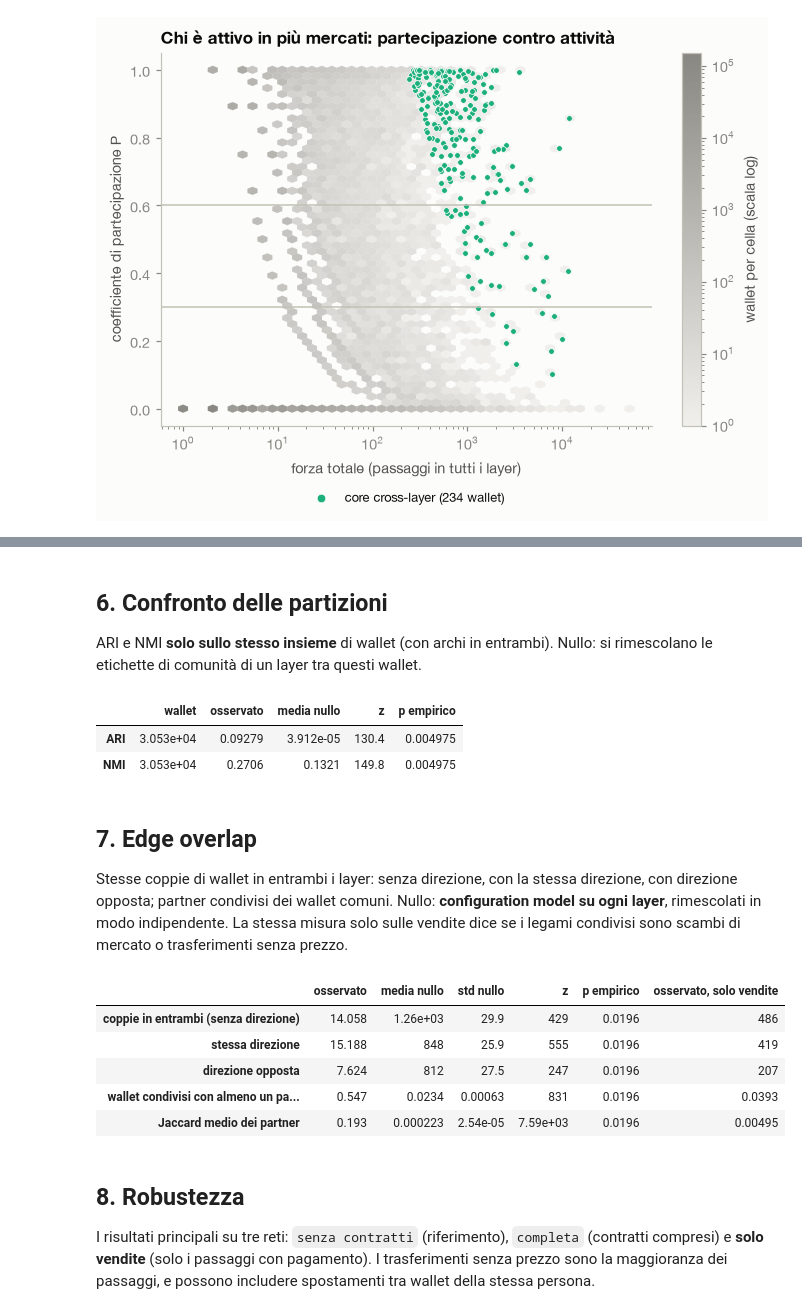
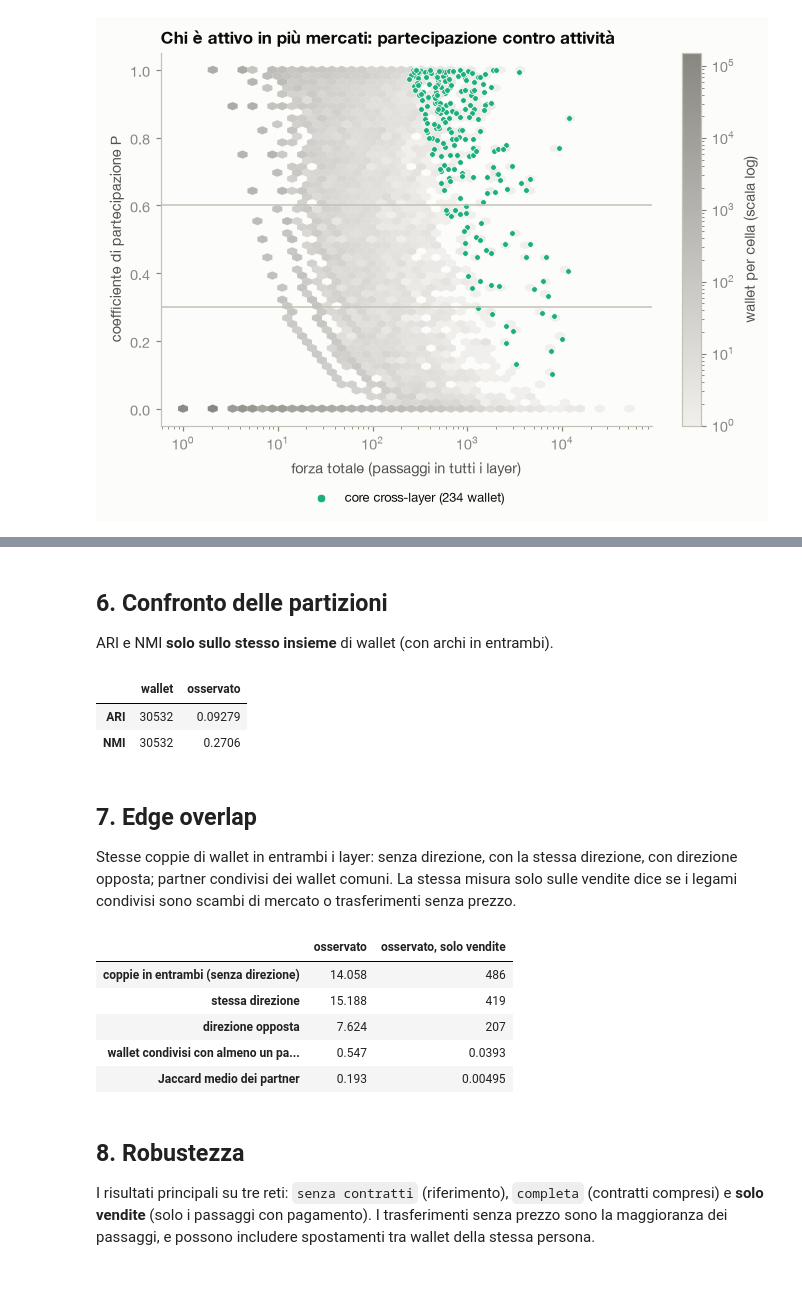
Before and after one commit to Cesare0356/CNA, a Jupyter notebook: fase_d_inter_layer.ipynb, the cells around one changed output, grey strips where cells are left out. Cells and saved outputs as stored; diff of their text form; code cells hidden in the pictures; blank space fills up the shorter version.

```diff
--- a/fase_d_inter_layer.ipynb
+++ b/fase_d_inter_layer.ipynb
@@ -23,8 +17,7 @@ from sklearn.metrics import adjusted_rand_score, normalized_mutual_info_score
 from analisi_utils import *
 
 stile()
-N_NULL = 50
-N_PERM = 200
+N_BOOT = 200                         # ricampionamenti per l'intervallo di confidenza dello Spearman
 TOP_Q = 0.01                         # influente = nel top 1% per forza dei wallet con archi del layer
 K_LISTA = [10, 20, 50, 100, 200, 500, 1000, 2000, 5000, 10000]
 Q_LISTA = [0.001, 0.005, 0.01, 0.05, 0.10]
@@ -96,16 +89,8 @@ Per grado, forza e PageRank: quanti dei k wallet più importanti di un layer lo
 # %%
-def ipergeometrica(pop, successi, estratti):
-    d = stats.hypergeom(pop, successi, estratti)
-    return d.mean(), d.std()
-
 def confronta(sa, sb, ka, kb):
     ta, tb = set(sa.nlargest(ka).index), set(sb.nlargest(kb).index)
-    comuni = sa.index.intersection(sb.index)
     inter = len(ta & tb)
-    m_a, s_a = ipergeometrica(len(sb), len(ta & set(sb.index)), kb)
-    m_b, s_b = ipergeometrica(len(comuni), len(ta & set(comuni)), len(tb & set(comuni)))
-    return {'in entrambi': inter, 'Jaccard': inter / len(ta | tb), 'attesi A': m_a, 'z A': (inter - m_a) / s_a if s_a > 0 else np.nan,
-            'attesi B': m_b, 'z B': (inter - m_b) / s_b if s_b > 0 else np.nan}
+    return {'in entrambi': inter, 'Jaccard': inter / len(ta | tb)}
 
 righe = []
 for v in VARIANTI:
@@ -122,18 +107,15 @@ salva_tabella(TOP, 'd_top_actor_overlap', index=False)
 fig, axes = plt.subplots(1, 3, figsize=(13, 3.7), sharey=True)
 for ax, metrica in zip(axes, ['grado', 'forza', 'pagerank']):
     t = TOP[(TOP.versione == NOME_VARIANTE[PRINCIPALE]) & (TOP.metrica == metrica) & (TOP.soglia == 'k')]
-    ax.plot(t.valore, t['attesi A'] / t.valore, color='#c3c2b7', label='baseline A: identità casuali')
-    ax.plot(t.valore, t['attesi B'] / t.valore, color=GRIGIO, label='baseline B: tra i wallet condivisi')
-    ax.plot(t.valore, t['in entrambi'] / t.valore, color=COLORI['cross'], marker='o', markersize=5, markeredgecolor=SUPERFICIE, label='osservato')
+    ax.plot(t.valore, t['in entrambi'] / t.valore, color=COLORI['cross'], marker='o', markersize=5, markeredgecolor=SUPERFICIE)
     ax.set_xscale('log')
     ax.set_title({'grado': 'Grado', 'forza': 'Forza', 'pagerank': 'PageRank'}[metrica])
     ax.set_xlabel('k (wallet più importanti di ogni layer)')
     ax.yaxis.set_major_formatter(plt.FuncFormatter(lambda x, _: f'{x:.0%}'))
 axes[0].set_ylabel('quota nei top-k di entrambi')
-axes[0].legend(fontsize=8)
 fig.tight_layout()
 salva_figura(fig, 'd_top_actor_overlap')
 plt.show()
-t = TOP[(TOP.metrica == 'forza') & (TOP.soglia == 'quota')].set_index(['versione', 'valore'])[['k layer A', 'k layer B', 'in entrambi', 'Jaccard', 'attesi A', 'z A', 'attesi B', 'z B']]
+t = TOP[(TOP.metrica == 'forza') & (TOP.soglia == 'quota')].set_index(['versione', 'valore'])[['k layer A', 'k layer B', 'in entrambi', 'Jaccard']]
 t
 # %% [output]
@@ -155,7 +137,7 @@ t
 
 Spearman sui wallet presenti in entrambi i layer, con il numero di wallet e l'intervallo di confidenza al 95% (bootstrap sui wallet). Due insiemi: tutti i wallet condivisi, e solo quelli con archi in entrambi. Il risultato dice se, tra chi opera in entrambi, chi conta in un mercato conta anche nell'altro.
 # %%
-def spearman_ic(x, y, n_boot=N_PERM, seed=SEED):
+def spearman_ic(x, y, n_boot=N_BOOT, seed=SEED):
     rng = np.random.default_rng(seed)
     x, y = stats.rankdata(x), stats.rankdata(y)
     rho = np.corrcoef(x, y)[0, 1]
@@ -309,23 +380,20 @@ wallet con archi in entrambi: 30532 | coppie di comunità con wallet in comune:
 # %% [markdown]
 ## 6. Confronto delle partizioni
 
-ARI e NMI **solo sullo stesso insieme** di wallet (con archi in entrambi). Nullo: si rimescolano le etichette di comunità di un layer tra questi wallet.
+ARI e NMI **solo sullo stesso insieme** di wallet (con archi in entrambi).
 # %%
 xa, xb = ca.to_numpy(), cb.to_numpy()
-oss = {'ARI': adjusted_rand_score(xa, xb), 'NMI': normalized_mutual_info_score(xa, xb)}
-rng = np.random.default_rng(SEED)
-nullo = pd.DataFrame([{'ARI': adjusted_rand_score(xa, p), 'NMI': normalized_mutual_info_score(xa, p)} for p in (rng.permutation(xb) for _ in range(N_PERM))])
-tab = pd.DataFrame({m: {'wallet': n, 'osservato': oss[m], 'media nullo': nullo[m].mean(), 'z': z_score(oss[m], nullo[m]), 'p empirico': p_empirico(oss[m], nullo[m])} for m in oss}).T
+tab = pd.DataFrame({'wallet': [n, n], 'osservato': [adjusted_rand_score(xa, xb), normalized_mutual_info_score(xa, xb)]}, index=['ARI', 'NMI'])
 salva_tabella(tab, 'd_confronto_partizioni')
 tab
 # %% [output]
-|  | wallet | osservato | media nullo | z | p empirico |
-| ARI | 3.053e+04 | 0.09279 | 3.912e-05 | 130.4 | 0.004975 |
-| NMI | 3.053e+04 | 0.2706 | 0.1321 | 149.8 | 0.004975 |
+|  | wallet | osservato |
+| ARI | 30532 | 0.09279 |
+| NMI | 30532 | 0.2706 |
 # %% [markdown]
 ## 7. Edge overlap
 
-Stesse coppie di wallet in entrambi i layer: senza direzione, con la stessa direzione, con direzione opposta; partner condivisi dei wallet comuni. Nullo: **configuration model su ogni layer**, rimescolati in modo indipendente. La stessa misura solo sulle vendite dice se i legami condivisi sono scambi di mercato o trasferimenti senza prezzo.
+Stesse coppie di wallet in entrambi i layer: senza direzione, con la stessa direzione, con direzione opposta; partner condivisi dei wallet comuni. La stessa misura solo sulle vendite dice se i legami condivisi sono scambi di mercato o trasferimenti senza prezzo.
 # %%
 def indice_globale(archi_a, archi_b):
     return pd.Index(pd.unique(np.concatenate([archi_a.sender, archi_a.recipient, archi_b.sender, archi_b.recipient])))
@@ -334,51 +402,40 @@ def overlap_archi(aa, ab, indice):
     N = len(indice)
     sa_, ra_ = indice.get_indexer(aa.sender), indice.get_indexer(aa.recipient)
     sb_, rb_ = indice.get_indexer(ab.sender), indice.get_indexer(ab.recipient)
     dir_a, dir_b, inv_b = sa_ * N + ra_, sb_ * N + rb_, rb_ * N + sb_
     und_a = np.unique(np.minimum(sa_, ra_) * N + np.maximum(sa_, ra_))
     und_b = np.unique(np.minimum(sb_, rb_) * N + np.maximum(sb_, rb_))
     # partner condivisi: matrici di adiacenza non orientate, sui wallet con archi in entrambi
     def adiacenza(s, r):
         m = sp.coo_matrix((np.ones(2 * len(s), dtype=np.int8), (np.r_[s, r], np.r_[r, s])), shape=(N, N)).tocsr()
         m.data[:] = 1
         return m
     ma, mb = adiacenza(sa_, ra_), adiacenza(sb_, rb_)
     condivisi = np.flatnonzero((np.asarray(ma.sum(axis=1)).ravel() > 0) & (np.asarray(mb.sum(axis=1)).ravel() > 0))
     ma, mb = ma[condivisi], mb[condivisi]
     comuni = np.asarray(ma.multiply(mb).sum(axis=1)).ravel()
     unione = np.asarray(ma.sum(axis=1)).ravel() + np.asarray(mb.sum(axis=1)).ravel() - comuni
     return {'coppie in entrambi (senza direzione)': len(np.intersect1d(und_a, und_b)), 'stessa direzione': len(np.intersect1d(dir_a, dir_b)),
             'direzione opposta': len(np.intersect1d(dir_a, inv_b)), 'wallet condivisi con almeno un partner comune (%)': (comuni > 0).mean(),
             'Jaccard medio dei partner': (comuni / unione).mean()}
 
 def archi_layer(v, l, solo_vendite=False):
     x = pd.read_parquet(cartella_variante(v) / f'edges_{FILE[l]}.parquet', columns=['sender', 'recipient', 'n_vendite', 'n_transfers'])
     return x[x.n_vendite > 0] if solo_vendite else x
 
-def archi_nulli(g, seed):
-    n = nullo_configurazione(g, seed)
-    nomi = np.array(n.vs['name'], dtype=object)
-    e = np.array(n.get_edgelist())
-    return pd.DataFrame({'sender': nomi[e[:, 0]], 'recipient': nomi[e[:, 1]]})
-
-G = carica_grafi(PRINCIPALE)
 aa, ab = archi_layer(PRINCIPALE, A), archi_layer(PRINCIPALE, B)
-indice = indice_globale(aa, ab)
-oss = overlap_archi(aa, ab, indice)
-nulli = pd.DataFrame([overlap_archi(archi_nulli(G[A], SEED + i), archi_nulli(G[B], SEED + 1000 + i), indice) for i in range(N_NULL)])
-tab = pd.DataFrame({'osservato': oss, 'media nullo': nulli.mean(), 'std nullo': nulli.std(ddof=1),
-                    'z': {m: z_score(oss[m], nulli[m]) for m in oss}, 'p empirico': {m: p_empirico(oss[m], nulli[m]) for m in oss}})
+tab = pd.DataFrame({'osservato': overlap_archi(aa, ab, indice_globale(aa, ab))})
 aav, abv = archi_layer(PRINCIPALE, A, True), archi_layer(PRINCIPALE, B, True)
 tab['osservato, solo vendite'] = pd.Series(overlap_archi(aav, abv, indice_globale(aav, abv)))
 salva_tabella(tab, 'd_edge_overlap')
 leggibile(tab)
 # %% [output]
-|  | osservato | media nullo | std nullo | z | p empirico | osservato, solo vendite |
-| coppie in entrambi (senza direzione) | 14.058 | 1.26e+03 | 29.9 | 429 | 0.0196 | 486 |
-| stessa direzione | 15.188 | 848 | 25.9 | 555 | 0.0196 | 419 |
-| direzione opposta | 7.624 | 812 | 27.5 | 247 | 0.0196 | 207 |
-| wallet condivisi con almeno un pa... | 0.547 | 0.0234 | 0.00063 | 831 | 0.0196 | 0.0393 |
-| Jaccard medio dei partner | 0.193 | 0.000223 | 2.54e-05 | 7.59e+03 | 0.0196 | 0.00495 |
+|  | osservato | osservato, solo vendite |
+| coppie in entrambi (senza direzione) | 14.058 | 486 |
+| stessa direzione | 15.188 | 419 |
+| direzione opposta | 7.624 | 207 |
+| wallet condivisi con almeno un pa... | 0.547 | 0.0393 |
+| Jaccard medio dei partner | 0.193 | 0.00495 |
 # %% [markdown]
 ## 8. Robustezza
 
```
Also changed, not shown: parts of 11 cells of this notebook, 42 other files.
